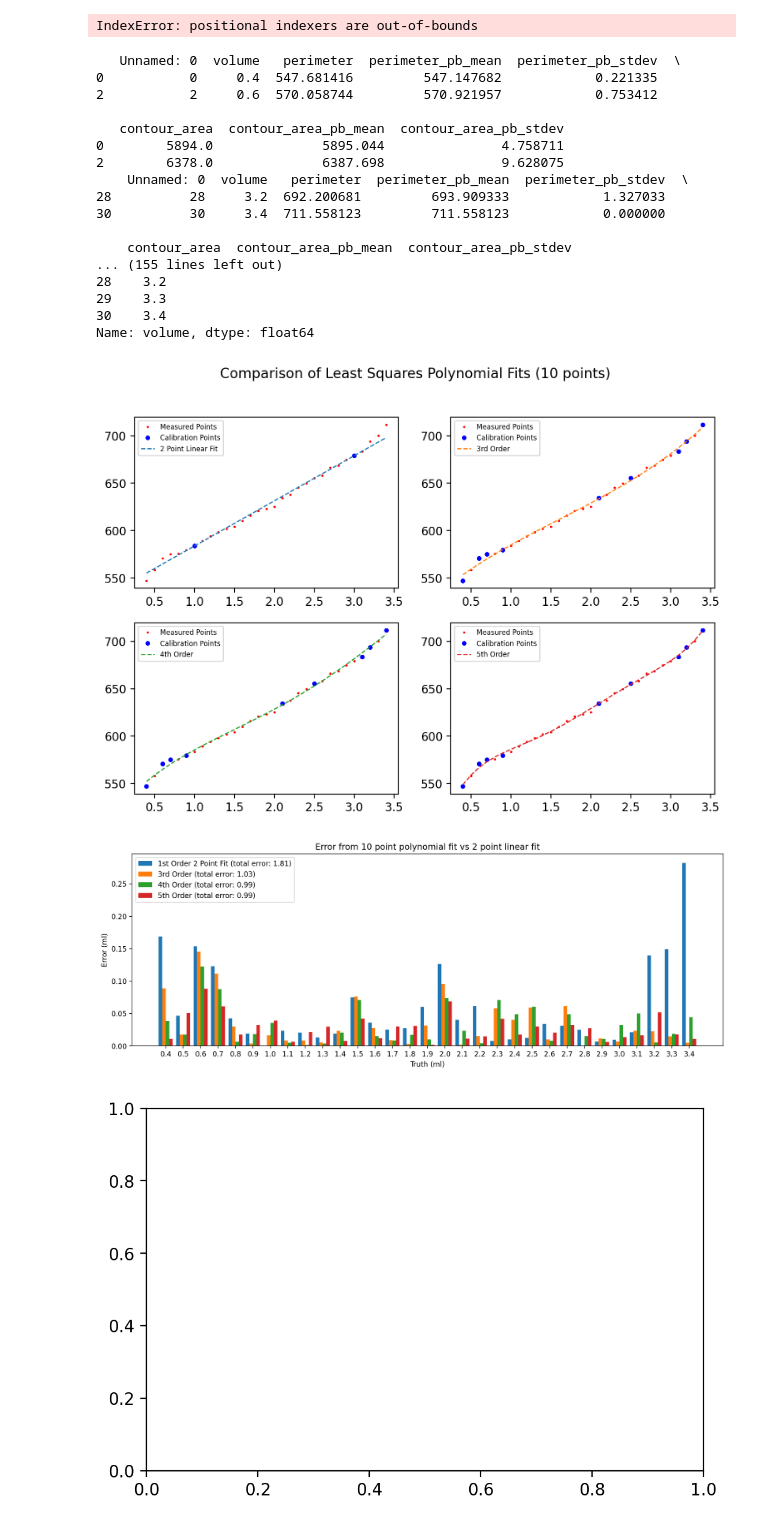
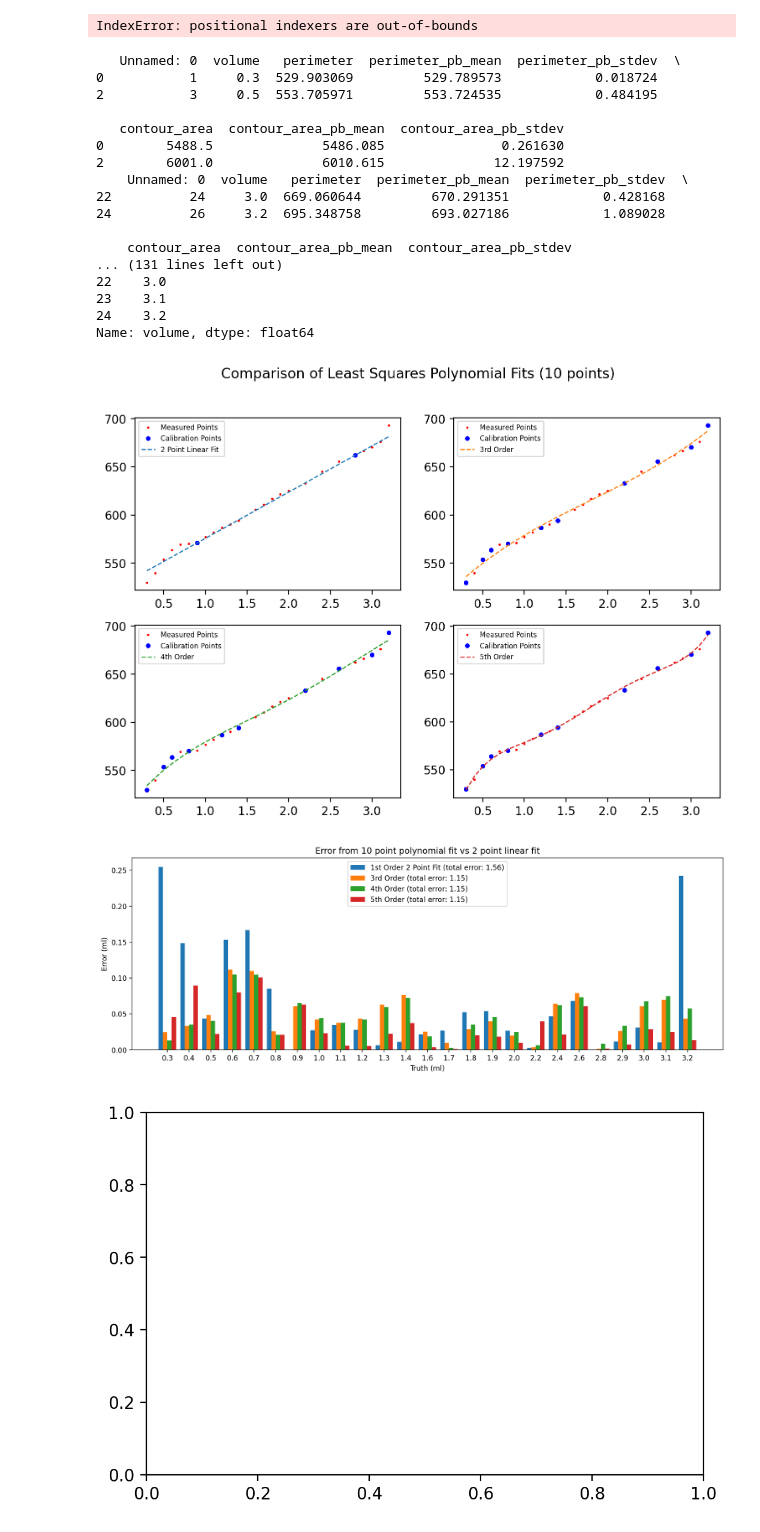
Before and after one commit to braingeneers/Blob-Measuring-with-Computer-Vision, a Jupyter notebook: Plotting-Data.ipynb, the cells around one changed output. Saved outputs shown, nothing was run; the diff lists cells and outputs as text; code cells hidden in the pictures.

```diff
--- a/Plotting-Data.ipynb
+++ b/Plotting-Data.ipynb
@@ -6,6 +6,9 @@ path = "/Users/pierre/Pictures/biology/Blob-Measuring/Level-Measurement-Experime
 frame = pd.read_csv(path)
 path2 = "/Users/pierre/Pictures/biology/Blob-Measuring/Level-Measurement-Experiment/stream-captures/main-test-set-25-July-2022T13:23:41/perimeter_buffer.csv"
 frame2 = pd.read_csv(path2).iloc[::5, :]
+
+path = "/Users/pierre/Pictures/biology/Blob-Measuring/Level-Measurement-Experiment/stream-captures/10-August-2022T13:24:19/all_values.csv"
+frame =  pd.read_csv(path)
 # %%
 df = pd.DataFrame({"volume":frame.columns,
                    "mean": frame.mean().to_frame()[0].values,
@@ -172,7 +175,7 @@ for i in range(1,len(subplots)):
 
 
 #selected 2 point linear calibration
-frame, startIndex, endIndex = get_frame_reset_start_end_index(pd.read_csv(path).iloc[[6,26]])
+frame, startIndex, endIndex = get_frame_reset_start_end_index(pd.read_csv(path).iloc[[6,20]])
 subplots[0].plot(frame.volume[startIndex:endIndex], frame[value+"_pb_mean"][startIndex:endIndex], 'o', color='blue', ms=4, mew=0, label="Calibration Points")
 x=frame.volume[startIndex:endIndex]
 y=frame[value+"_pb_mean"][startIndex:endIndex]
@@ -262,7 +265,7 @@ x=frame.volume[startIndex:endIndex]
 y=frame[value+"_pb_mean"][startIndex:endIndex]
 
 #frame2 is test set and frame is training set
-y=frame2["547.5650849233924"][startIndex:endIndex]
+# y=frame2["547.5650849233924"][startIndex:endIndex]
 
 index = np.arange(len(x))
 bar_width = 0.2
@@ -274,45 +277,45 @@ error2 = abs(x - polyfits[1](y))
 error3 = abs(x - polyfits[2](y))
 
 error4 = abs(x - polyfits[3](y))
 
 fig3, ax3 = plt.subplots(figsize=(15,5))
 
 summer = ax3.bar(index, error1, bar_width,
                 label="1st Order 2 Point Fit (total error: "+str(round(sum(error1),2))+")")
 winter = ax3.bar(index+bar_width, error2,
                  bar_width, label="3rd Order (total error: "+str(round(sum(error2),2))+")")
 barf = ax3.bar(index+2*bar_width, error3,
                  bar_width, label="4th Order (total error: "+str(round(sum(error3),2))+")")
 carp = ax3.bar(index+3*bar_width, error4,
                  bar_width, label="5th Order (total error: "+str(round(sum(error3),2))+")")
 
 ax3.set_xlabel('Truth (ml)')
 ax3.set_ylabel('Error (ml)')
 ax3.set_title("Error from " + str(sample_val) + " point polynomial fit vs 2 point linear fit")
 ax3.set_xticks(index+1.5*bar_width)
 ax3.set_xticklabels(x)
 ax3.legend()
 plt.savefig("/Users/pierre/Pictures/biology/Blob-Measuring/Level-Measurement-Experiment/Figure/Error_comparisons/Error-comparison_"+str(sample_val)+"_point.png")
 # %% [output]
    Unnamed: 0  volume   perimeter  perimeter_pb_mean  perimeter_pb_stdev  \
-0           0     0.4  547.681416         547.147682            0.221335
-2           2     0.6  570.058744         570.921957            0.753412
+0           1     0.3  529.903069         529.789573            0.018724
+2           3     0.5  553.705971         553.724535            0.484195
 
    contour_area  contour_area_pb_mean  contour_area_pb_stdev
-0        5894.0              5895.044               4.758711
-2        6378.0              6387.698               9.628075
+0        5488.5              5486.085               0.261630
+2        6001.0              6010.615              12.197592
     Unnamed: 0  volume   perimeter  perimeter_pb_mean  perimeter_pb_stdev  \
-28          28     3.2  692.200681         693.909333            1.327033
-30          30     3.4  711.558123         711.558123            0.000000
+22          24     3.0  669.060644         670.291351            0.428168
+24          26     3.2  695.348758         693.027186            1.089028
 
     contour_area  contour_area_pb_mean  contour_area_pb_stdev
-... (155 lines left out)
-28    3.2
-29    3.3
-30    3.4
+... (131 lines left out)
+22    3.0
+23    3.1
+24    3.2
 Name: volume, dtype: float64
-[figure, old version]
+[figure, new version]
-[figure, old version]
+[figure, new version]
 # %%
 #plot total error as a function of sample size
 
```
Also changed, not shown: 1 other file.
